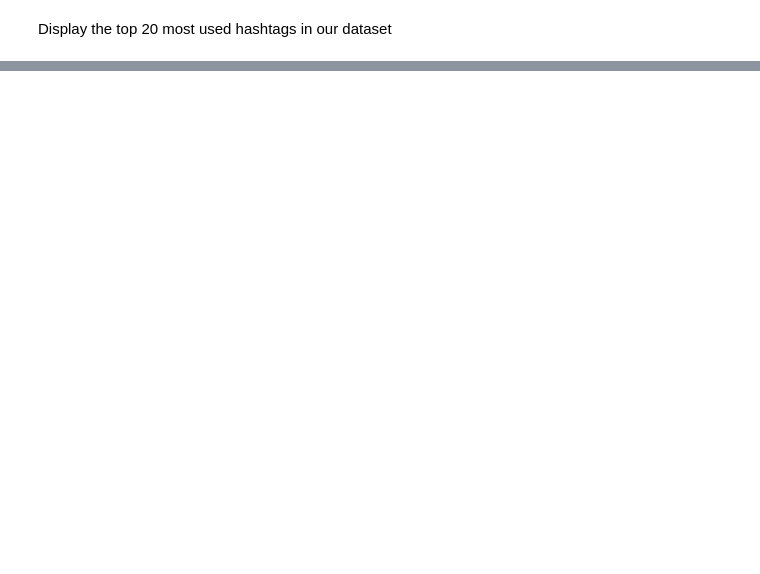
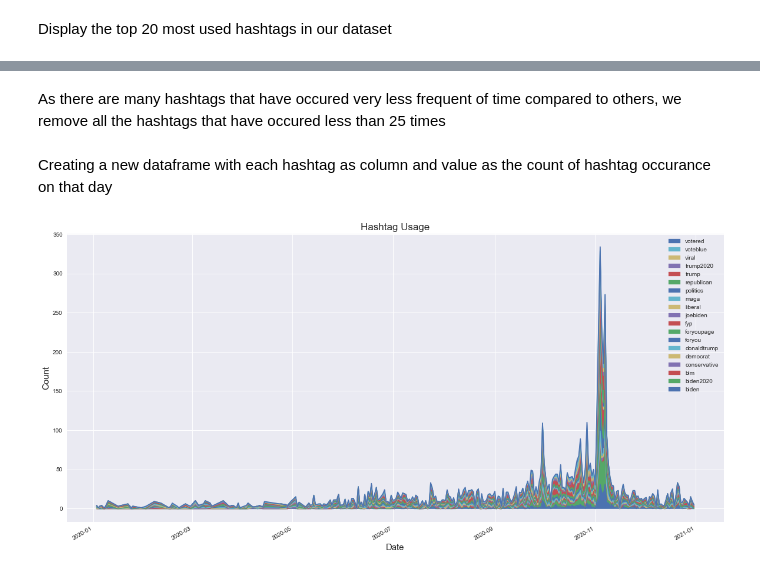
Before and after one commit to ravinitheshreddy/ComputationalSocialMedia_TikTok, a Jupyter notebook: EDA.ipynb, the cells around one changed output, grey strips where cells are left out. Cells and saved outputs as stored; diff of their text form; code cells hidden in the pictures; blank space fills up the shorter version.

```diff
--- a/EDA.ipynb
+++ b/EDA.ipynb
@@ -54,0 +80,30 @@ top_10 = tiktoks_exploded.hashtags.value_counts()[:15].plot(kind="bar")
+# %% [markdown]
+As there are many hashtags that have occured very less frequent of time compared to others, we remove all the hashtags that have occured less than 25 times
+# %%
+minimum_occurances = 80
+hashtag_value_counts = tiktoks_hash_grouped["hashtags"].value_counts()
+hash_list = hashtag_value_counts[hashtag_value_counts > minimum_occurances].index.tolist()
+
+# hash_list contains the hashtags that have been used more than *minimum_occurances* number of times
+# %%
+tiktok_ht_min_occ = tiktoks_hash_grouped[tiktoks_hash_grouped['hashtags'].isin(hash_list)]
+# %% [markdown]
+Creating a new dataframe with each hashtag as column and value as the count of hashtag occurance on that day
+# %%
+perday_hashtag_count = tiktok_ht_min_occ.pivot_table(values='count', index="only_date", columns='hashtags', aggfunc='first', fill_value=0)
+# %%
+plt.rcParams["figure.figsize"] = (10,30)
+# %%
+plt.style.use('seaborn')
+perday_hashtag_count.plot.area(figsize=(20, 10))
+plt.xlabel('Date', fontsize=15)
+plt.ylabel('Count', fontsize=15)
+plt.title('Hashtag Usage', fontsize=17)
+
+ax = plt.gca()
+handles, labels = ax.get_legend_handles_labels()
+labels, handles = zip(*sorted(zip(labels, handles), key=lambda t: t[0], reverse=True))
+ax.legend(handles, labels)
+plt.show()
+# %% [output]
+[figure, added]
```
Also changed, not shown: parts of 21 cells of this notebook.
